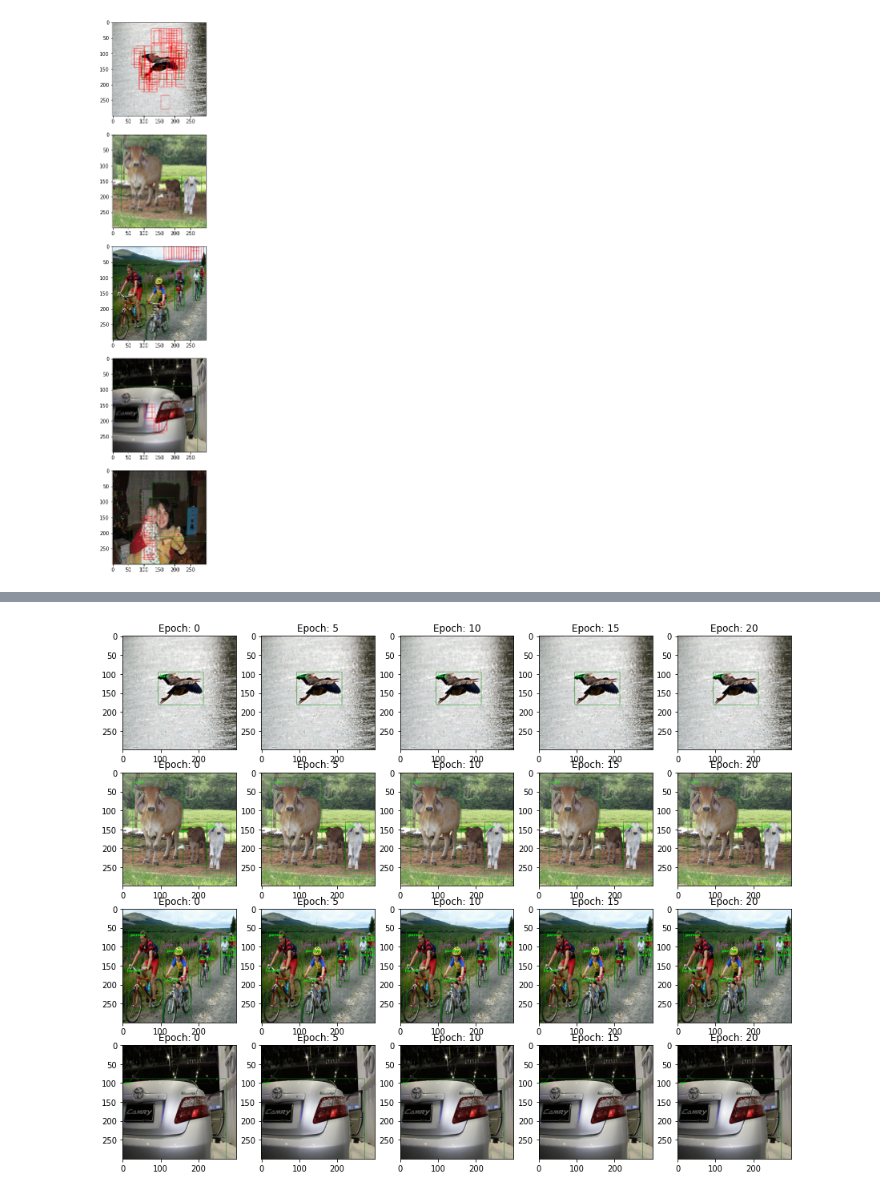
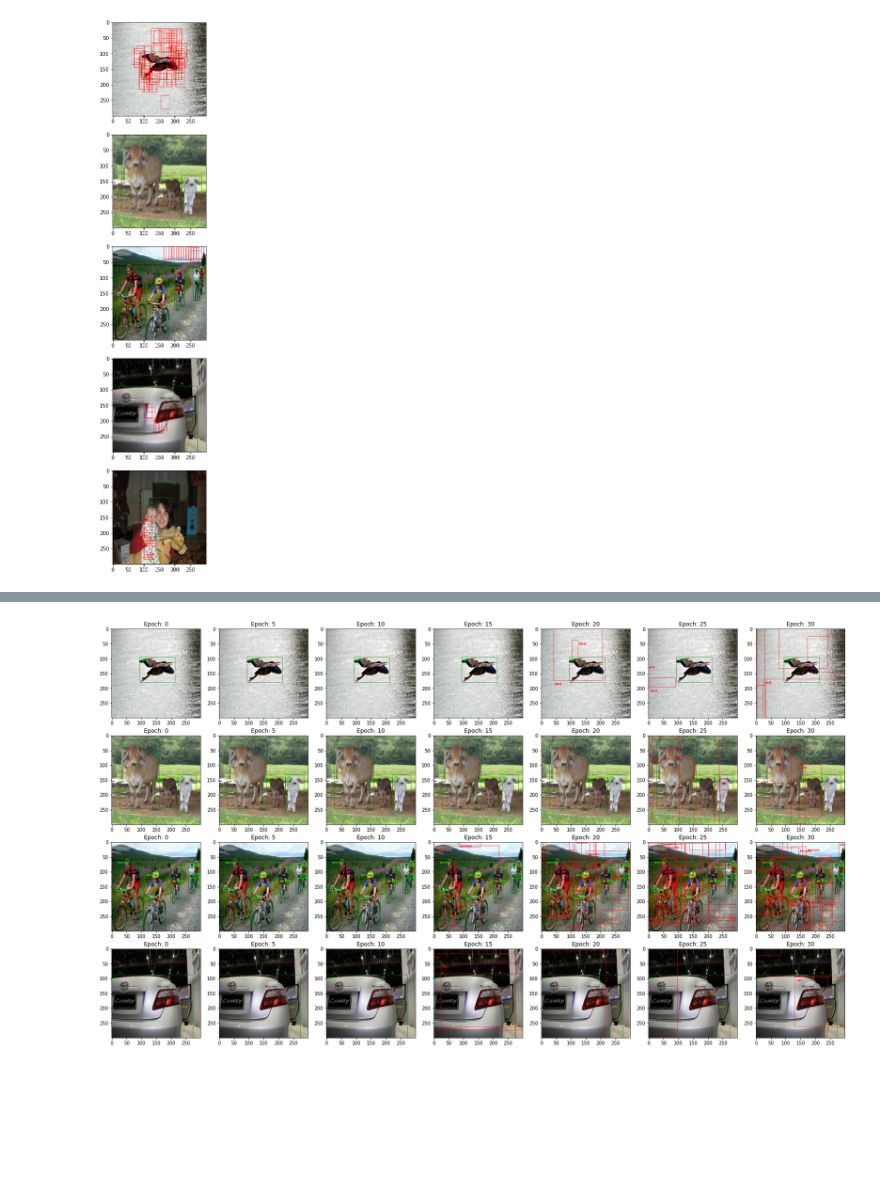
Before and after one commit to Apiquet/Tracking_SSD_ReID, a Jupyter notebook: test_SSD300.ipynb, the cells around one changed output, grey strips where cells are left out. Cells and saved outputs as stored; diff of their text form; code cells hidden in the pictures; blank space fills up the shorter version.

Commit message:
[DEV][UTILS] Draw SSD pred or gt

```diff
--- a/test_SSD300.ipynb
+++ b/test_SSD300.ipynb
@@ -27,7 +27,7 @@ Trainable params: 22,943,424
 Non-trainable params: 0
 _________________________________________________________________
 # %%
-test_input = tf.ones((20, 300, 300, 3), dtype=tf.dtypes.float32, name=None)
+test_input = tf.ones((20, 300, 300, 3), dtype=tf.dtypes.self.floatType, name=None)
 confs, locs = SSD300_model(test_input)
 # %%
 # after reshape
@@ -151,3 +151,8 @@ from models.SSD300 import SSD300
 import tensorflow as tf
 SSD300_model = SSD300(21)
 confs, locs = SSD300_model(imgs)
+# %%
+from utils.eval import *
+SSD300_model.load_weights("C:/Users/antho/Documents/GitHub/weights/ssd_weights_epoch_308.h5")
+batch = manager.batches[2][20:22] + manager.batches[2][27:31]
+pltPredGt(SSD300_model, manager, batch, score_threshold=0.99, draw_default=True)
@@ -161,12 +168,12 @@ from tqdm import tqdm
 w=40
 h=40
 skip = 5
-weights_files = glob("C:/Users/antho/Documents/GitHub/data/weights/*")[0::skip]
+weights_files = glob("C:/Users/antho/Documents/GitHub/weights/*")[0::skip]
 imgs, boxes_gt, classes_gt = manager.getRawData(manager.batches[2][15:19])
 columns = len(weights_files)
 rows = len(imgs)
 fnt = ImageFont.truetype("DejaVuSans-Bold.ttf", 10)
-size = 3
+size = 4
 fig=plt.figure(figsize=(columns*size, rows*size))
 
 num_pic = 1
@@ -175,33 +182,33 @@ for j, img in enumerate(imgs):
     img_ssd = tf.expand_dims(img, 0)
     for i, weights in enumerate(tqdm(weights_files)):
         SSD300_model.load_weights(weights)
         confs, locs = SSD300_model(img_ssd)
         confs_pred = tf.concat(confs, axis=1)
         locs_pred = tf.concat(locs, axis=1)
         confs_pred = tf.math.softmax(confs_pred, axis=2)
         classes, boxes = SSD300_model.getPredictionsFromConfsLocs(confs_pred, locs_pred,
-                                                                  score_threshold=0.1,
+                                                                  score_threshold=0.8,
                                                                   box_encoding="corner")
         fig.add_subplot(rows, columns, num_pic)
         img_res = img*255
         img_pil = Image.fromarray(img_res.numpy().astype(np.uint8))
         draw = ImageDraw.Draw(img_pil)
         for b, box in enumerate(boxes[0]):
             min_point = int(box[0] * 300), int(box[1] * 300)
             end_point = int(box[2] * 300), int(box[3] * 300)
             draw.rectangle((min_point, end_point), outline='red')
-            cat = list(manager.classes.keys())[classes[j][b]]
+            cat = list(manager.classes.keys())[classes[0][b]]
             draw.text((min_point[0]+5,min_point[1]+5), cat, font=fnt, fill=(255,0,0,0))
         for b, box in enumerate(boxes_gt[j]):
             box = tf.concat([box[:2] - box[2:] / 2,
                              box[:2] + box[2:] / 2], axis=-1)
             min_point = int(box[0] * 300), int(box[1] * 300)
             end_point = int(box[2] * 300), int(box[3] * 300)
             draw.rectangle((min_point, end_point), outline='green')
             draw.text((min_point[0]+5,min_point[1]+5), list(manager.classes.keys())[classes_gt[j][b]] , font=fnt, fill=(0,255,0,0))
         plt.title("Epoch: {}".format(i*skip))
         plt.imshow(img_pil)
         num_pic += 1
 plt.show()
 # %% [output]
-[figure, old version]
+[figure, new version]
```
Also changed, not shown: parts of 1 cell of this notebook, 2 other files.
